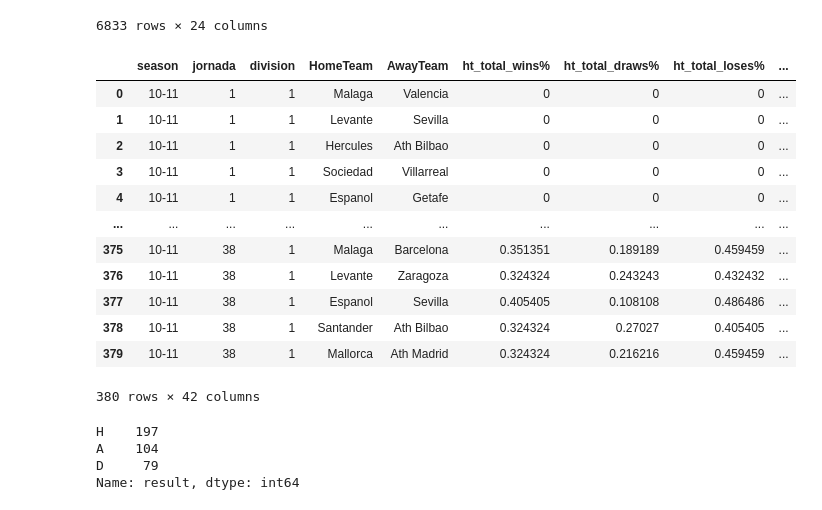
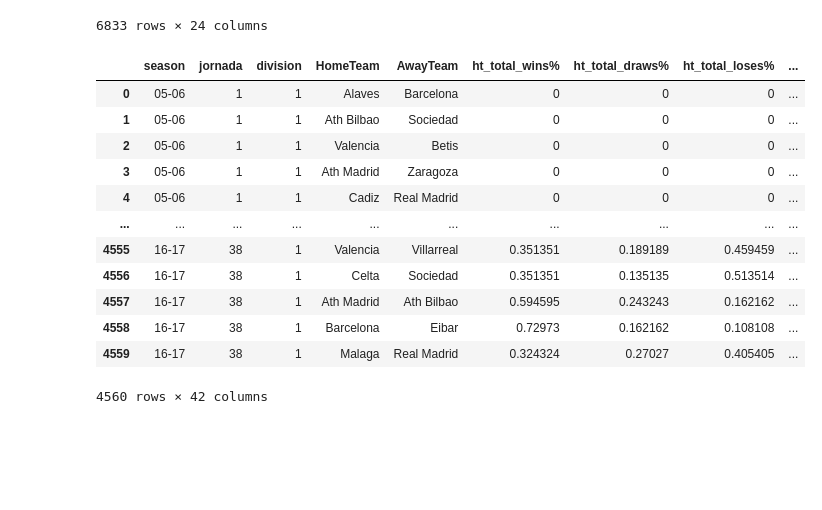
Before and after one commit to STLorenzo/La_Liga_data_project, a Jupyter notebook: src/la_liga_data_preprocessing.ipynb, the cells around one changed output. Drawn from its saved outputs; the diff is of its cells as text; code cells hidden in the pictures; blank space fills up the shorter version.

```diff
--- a/src/la_liga_data_preprocessing.ipynb
+++ b/src/la_liga_data_preprocessing.ipynb
@@ -99,29 +20,3 @@ def add_data_row_from_match(df, df_new, match):
-# %%
-def create_input_df(df):
-    p_prefix = ['ht_', 'at_']
-    p_infix = ['total', 'home', 'away']
-    p_suf = ['_wins%', '_draws%', '_loses%']
-    p_suf2 = ['_shots','_t_shots','_fouls','_corners','_y_cards','_r_cards']
-
-    columns = ['season', 'jornada','division', 'HomeTeam', 'AwayTeam']
-    for pref in p_prefix:
-        for inf in p_infix:
-            for suf in p_suf:
-                if(pref[0] == inf[0] or inf[0] == 't'):
-                    columns.append(pref+inf+suf)
-
-    for pref in p_prefix:
-        for inf in p_infix:
-            for suf in p_suf2:
-                if(pref[0] == inf[0] or inf[0] == 't'):
-                    columns.append(pref+inf+suf)
-
-    columns.append('result')
-
-    input_df = pd.DataFrame(columns=columns)
-    for index, match in df.iterrows():
-        add_data_row_from_match(df, input_df, match)
-    return input_df
 # %% [markdown]
 ## Execution
 # %%
@@ -146,28 +41,22 @@ df
 # %%
 train_df = get_season(df, "04-17").copy()
 test_df = get_season(df, "17-19").copy()
-# %%
-prueba_df = get_season(train_df,'10-11')
-input_df = create_input_df(prueba_df)
-input_df
-# %% [output]
-|  | season | jornada | division | HomeTeam | AwayTeam | ht_total_wins% | ht_total_draws% | ht_total_loses% | ... |
-| 0 | 10-11 | 1 | 1 | Malaga | Valencia | 0 | 0 | 0 | ... |
-| 1 | 10-11 | 1 | 1 | Levante | Sevilla | 0 | 0 | 0 | ... |
-| 2 | 10-11 | 1 | 1 | Hercules | Ath Bilbao | 0 | 0 | 0 | ... |
-| 3 | 10-11 | 1 | 1 | Sociedad | Villarreal | 0 | 0 | 0 | ... |
-| 4 | 10-11 | 1 | 1 | Espanol | Getafe | 0 | 0 | 0 | ... |
-| ... | ... | ... | ... | ... | ... | ... | ... | ... | ... |
-| 375 | 10-11 | 38 | 1 | Malaga | Barcelona | 0.351351 | 0.189189 | 0.459459 | ... |
-| 376 | 10-11 | 38 | 1 | Levante | Zaragoza | 0.324324 | 0.243243 | 0.432432 | ... |
-| 377 | 10-11 | 38 | 1 | Espanol | Sevilla | 0.405405 | 0.108108 | 0.486486 | ... |
-| 378 | 10-11 | 38 | 1 | Santander | Ath Bilbao | 0.324324 | 0.27027 | 0.405405 | ... |
-| 379 | 10-11 | 38 | 1 | Mallorca | Ath Madrid | 0.324324 | 0.216216 | 0.459459 | ... |
-380 rows × 42 columns
-# %%
-input_df['result'].value_counts()
-# %% [output]
-H    197
-A    104
-D     79
-Name: result, dtype: int64
+# %%
+train_df_input = create_input_df(train_df)
+test_df_input = create_input_df(test_df)
+# %%
+train_df_input
+# %% [output]
+|  | season | jornada | division | HomeTeam | AwayTeam | ht_total_wins% | ht_total_draws% | ht_total_loses% | ... |
+| 0 | 05-06 | 1 | 1 | Alaves | Barcelona | 0 | 0 | 0 | ... |
+| 1 | 05-06 | 1 | 1 | Ath Bilbao | Sociedad | 0 | 0 | 0 | ... |
+| 2 | 05-06 | 1 | 1 | Valencia | Betis | 0 | 0 | 0 | ... |
+| 3 | 05-06 | 1 | 1 | Ath Madrid | Zaragoza | 0 | 0 | 0 | ... |
+| 4 | 05-06 | 1 | 1 | Cadiz | Real Madrid | 0 | 0 | 0 | ... |
+| ... | ... | ... | ... | ... | ... | ... | ... | ... | ... |
+| 4555 | 16-17 | 38 | 1 | Valencia | Villarreal | 0.351351 | 0.189189 | 0.459459 | ... |
+| 4556 | 16-17 | 38 | 1 | Celta | Sociedad | 0.351351 | 0.135135 | 0.513514 | ... |
+| 4557 | 16-17 | 38 | 1 | Ath Madrid | Ath Bilbao | 0.594595 | 0.243243 | 0.162162 | ... |
+| 4558 | 16-17 | 38 | 1 | Barcelona | Eibar | 0.72973 | 0.162162 | 0.108108 | ... |
+| 4559 | 16-17 | 38 | 1 | Malaga | Real Madrid | 0.324324 | 0.27027 | 0.405405 | ... |
+4560 rows × 42 columns
```
Also changed, not shown: parts of 8 cells of this notebook, 3 other files.
